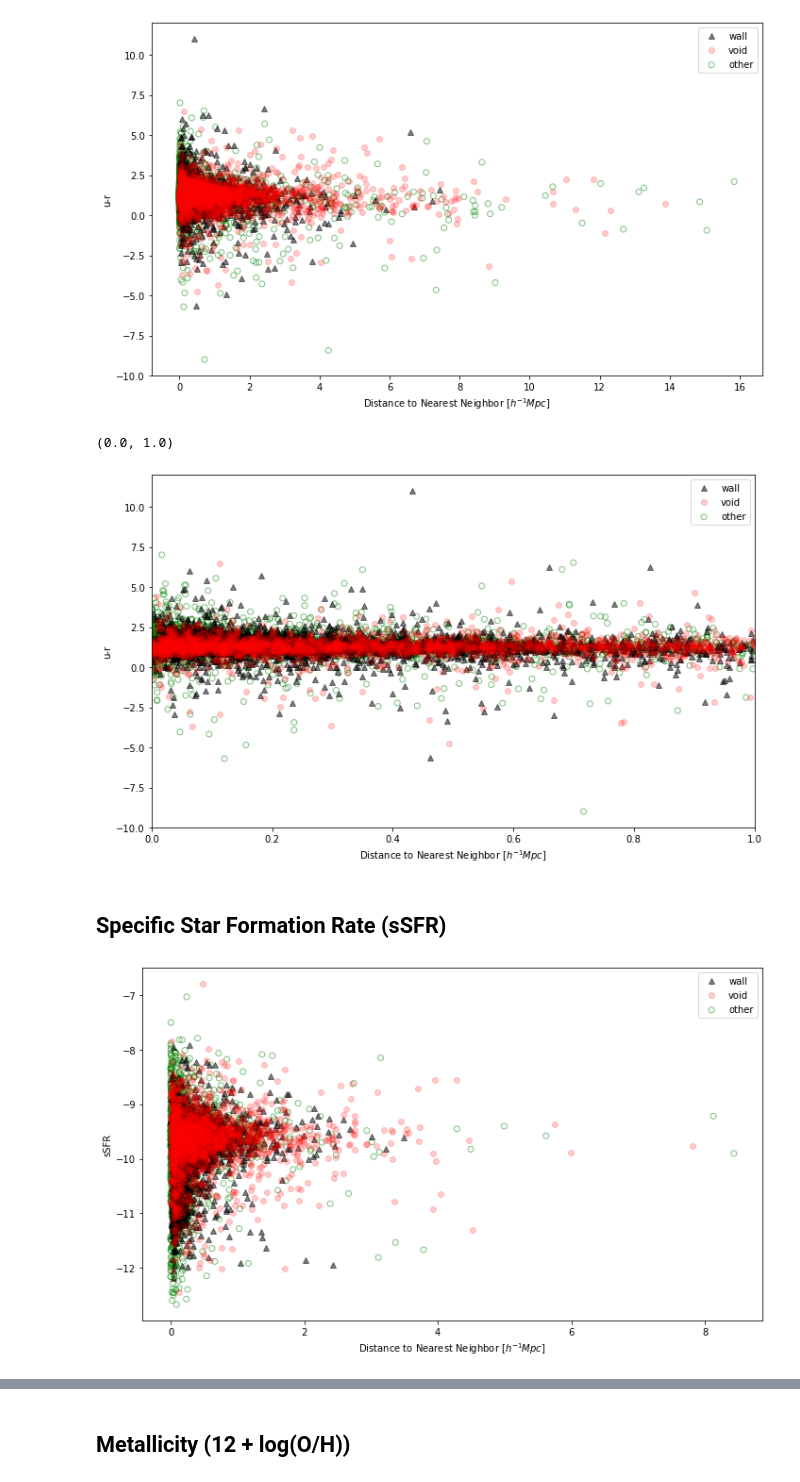
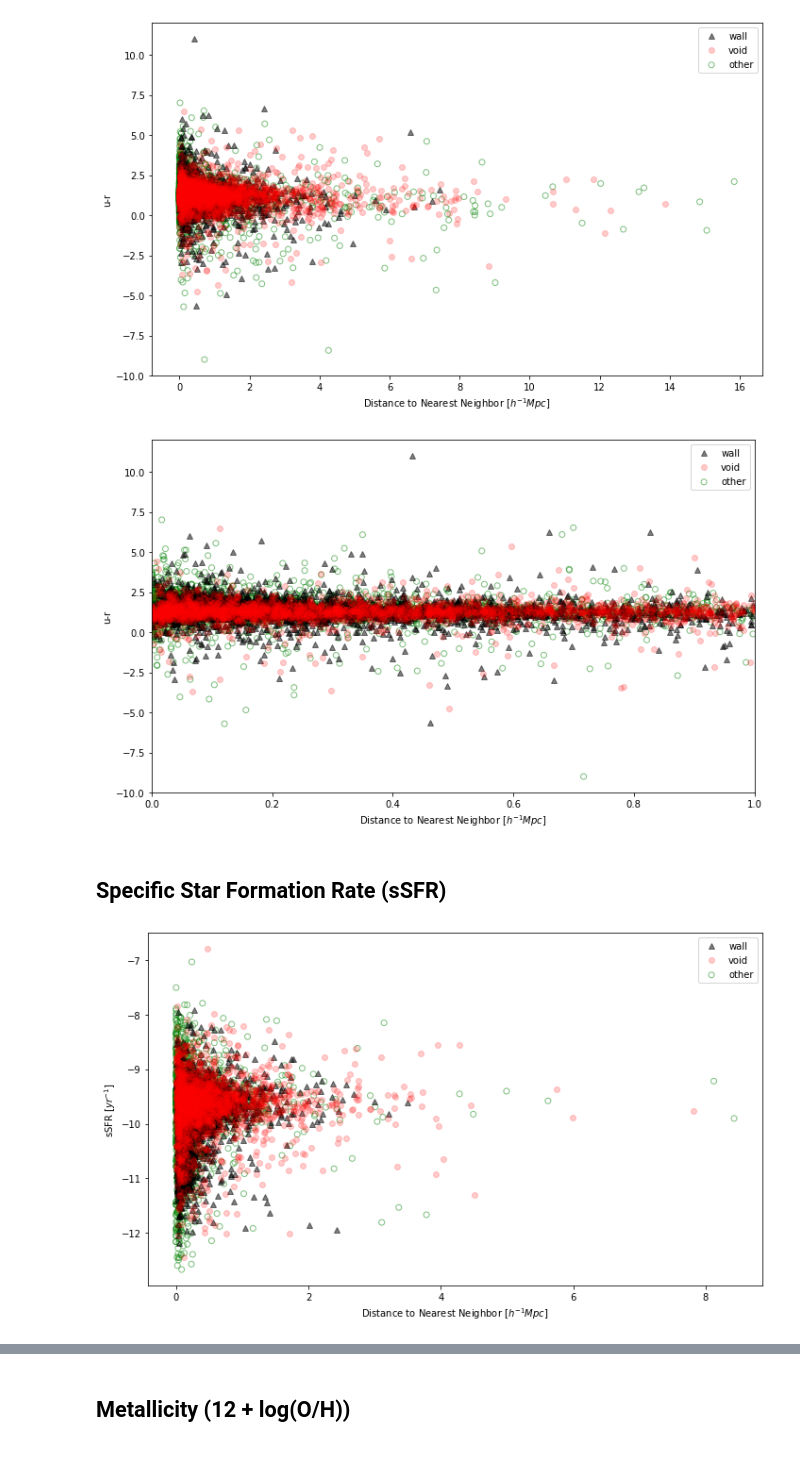
Before and after one commit to kadglass/SmallScale, a Jupyter notebook: 2D_Distance_Properties_Plots.ipynb, the cells around one changed output, grey strips where cells are left out. Saved outputs shown, nothing was run; the diff lists cells and outputs as text; code cells hidden in the pictures.

```diff
--- a/2D_Distance_Properties_Plots.ipynb
+++ b/2D_Distance_Properties_Plots.ipynb
@@ -56,15 +34,15 @@ Table length=20
 ## Getting values for Difference in Metallicity and N/O Ratio (Target - Neighboring)
 # %%
 #creating the new columns
-dwarf_table['Z12logOH_diff'] = np.nan
-dwarf_table['logNO_diff'] = np.nan
+dwarf_table['2D_Z12logOH_diff'] = np.nan
+dwarf_table['2D_logNO_diff'] = np.nan
 # %%
 for i in range(len(dwarf_table)):
 
     di = gal_table['ID#'] == dwarf_table['2D_neighbor_ID'][i] #finding 2D neighboring galaxy in the large table
 
-    dwarf_table['Z12logOH_diff'][i] = dwarf_table['Z12logOH'][i] - gal_table['Z12logOH'][di]
-    dwarf_table['logNO_diff'][i] = dwarf_table['logNO'][i] - gal_table['logNO'][di]
+    dwarf_table['2D_Z12logOH_diff'][i] = dwarf_table['Z12logOH'][i] - gal_table['Z12logOH'][di]
+    dwarf_table['2D_logNO_diff'][i] = dwarf_table['logNO'][i] - gal_table['logNO'][di]
 # %%
 dwarf_table[:20]
 # %% [output]
@@ -120,26 +98,25 @@ plt.plot(dwarf_table['2D_neighbor_dist'][dwarf_void], dwarf_table['u_r'][dwarf_v
 plt.scatter(dwarf_table['2D_neighbor_dist'][dwarf_other], dwarf_table['u_r'][dwarf_other], facecolors='none', edgecolors='g', alpha = 0.5, label = 'other')
 plt.legend()
 plt.xlabel('Distance to Nearest Neighbor [$h^{-1}Mpc]$')
-plt.ylabel('u-r');
+plt.ylabel('u-r')
 
-plt.xlim([0,1])
+plt.xlim([0,1]);
 # %% [output]
-(0.0, 1.0)
 [figure]
 # %% [markdown]
 ## Specific Star Formation Rate (sSFR)
 # %%
 plt.rcParams["figure.figsize"] = (10,6)
 
 plt.figure(tight_layout = True)
 plt.plot(dwarf_table['2D_neighbor_dist'][dwarf_wall], dwarf_table['sSFR'][dwarf_wall], "k^", alpha = 0.5, label = 'wall')
 plt.plot(dwarf_table['2D_neighbor_dist'][dwarf_void], dwarf_table['sSFR'][dwarf_void], "ro", alpha = 0.2, label = 'void')
 plt.scatter(dwarf_table['2D_neighbor_dist'][dwarf_other], dwarf_table['sSFR'][dwarf_other], facecolors='none', edgecolors='g', alpha = 0.5, label = 'other')
 plt.legend()
 plt.xlabel('Distance to Nearest Neighbor [$h^{-1}Mpc]$')
-plt.ylabel('sSFR');
+plt.ylabel('sSFR [$yr^{-1}]$');
 # %% [output]
-[figure, old version]
+[figure, new version]
 # %%
 #limiting x axis
 
```
Also changed, not shown: parts of 32 cells of this notebook.
